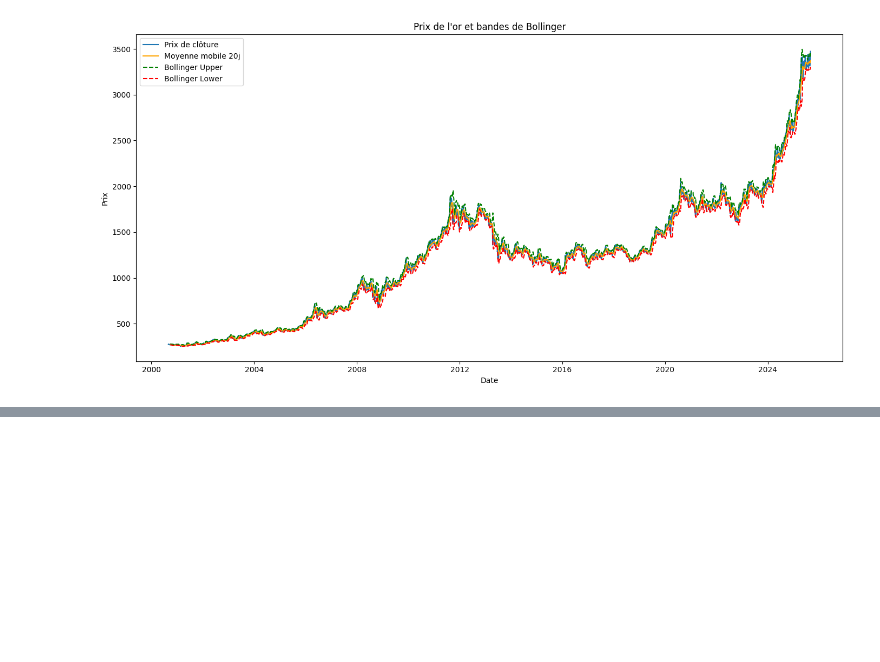
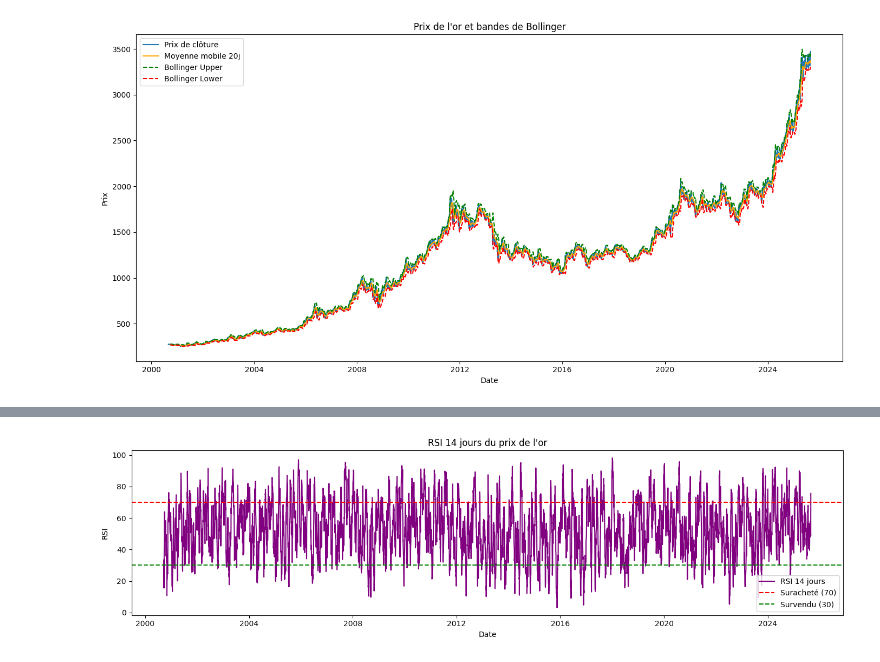
Before and after one commit to florent2905/Python-Project, a Jupyter notebook: Jupyter project.ipynb, the cells around one changed output, grey strips where cells are left out. Saved outputs shown, nothing was run; the diff lists cells and outputs as text; code cells hidden in the pictures; blank space fills up the shorter version.

```diff
--- a/Jupyter project.ipynb
+++ b/Jupyter project.ipynb
@@ -202,3 +214,17 @@ plt.tight_layout()
 plt.show()
 # %% [output]
 [figure]
+# %%
+# Calcul du RSI sur 14 jours
+def compute_rsi(series, window=14):
+    delta = series.diff()
+    gain = delta.clip(lower=0)
+    loss = -delta.clip(upper=0)
+    avg_gain = gain.rolling(window=window).mean()
+    avg_loss = loss.rolling(window=window).mean()
+    rs = avg_gain / avg_loss
+    rsi = 100 - (100 / (1 + rs))
+    return rsi
+
+gold['RSI_14'] = compute_rsi(gold['Close'], window=14)
+gold[['Close', 'RSI_14']].tail(10)
@@ -204,0 +245,13 @@ plt.show()
+# %%
+plt.figure(figsize=(14, 4))
+plt.plot(gold['RSI_14'], label='RSI 14 jours', color='purple')
+plt.axhline(70, color='red', linestyle='--', label='Suracheté (70)')
+plt.axhline(30, color='green', linestyle='--', label='Survendu (30)')
+plt.title("RSI 14 jours du prix de l'or")
+plt.xlabel("Date")
+plt.ylabel("RSI")
+plt.legend()
+plt.tight_layout()
+plt.show()
+# %% [output]
+[figure, added]
```
Also changed, not shown: parts of 3 cells of this notebook.
